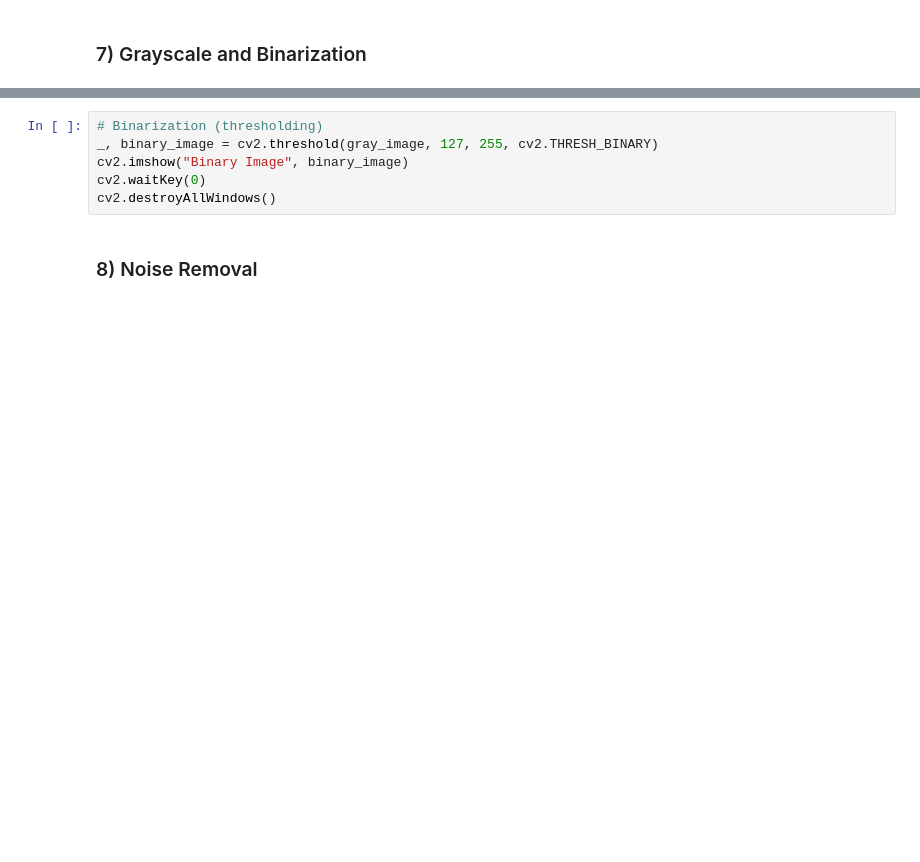
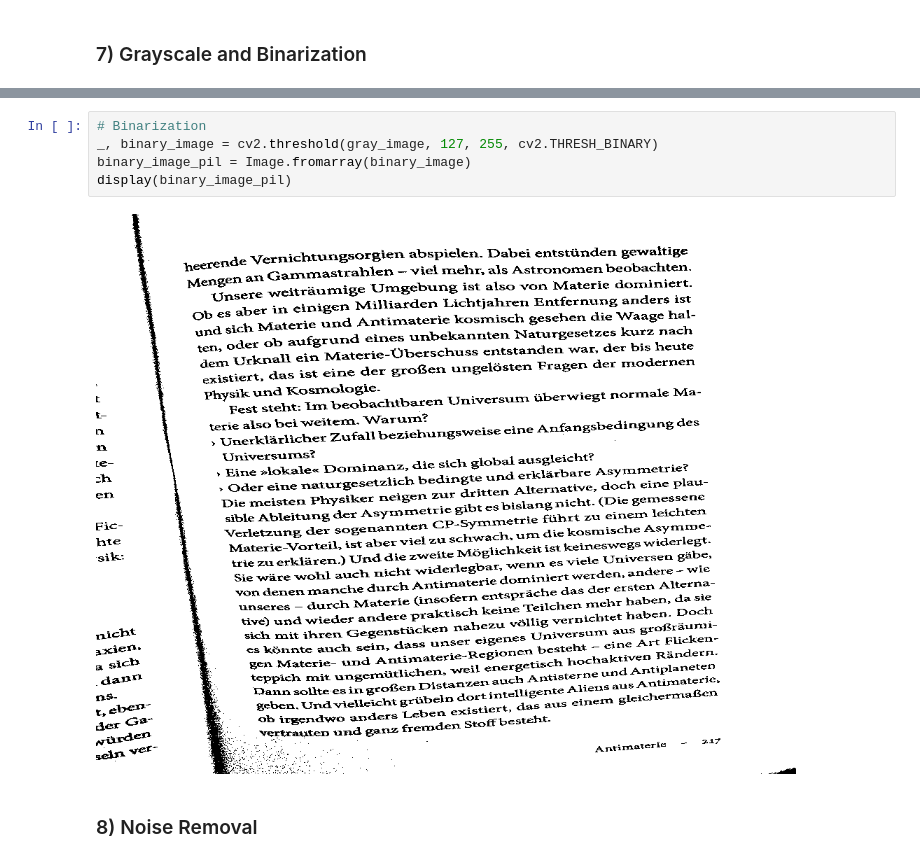
Before and after one commit to kl-veng/example_code, a Jupyter notebook: image_processing/image_processing.ipynb, the cells around one changed output, grey strips where cells are left out. Drawn from its saved outputs; the diff is of its cells as text; blank space fills up the shorter version.

```diff
--- a/image_processing/image_processing.ipynb
+++ b/image_processing/image_processing.ipynb
@@ -97,9 +102,10 @@ cv2.destroyAllWindows()
 # %%
-# Binarization (thresholding)
+# Binarization
 _, binary_image = cv2.threshold(gray_image, 127, 255, cv2.THRESH_BINARY)
-cv2.imshow("Binary Image", binary_image)
-cv2.waitKey(0)
-cv2.destroyAllWindows()
+binary_image_pil = Image.fromarray(binary_image)
+display(binary_image_pil)
+# %% [output]
+[figure, added]
 # %% [markdown]
 ### 8) Noise Removal
 # %%
```
Also changed, not shown: parts of 6 cells of this notebook.
